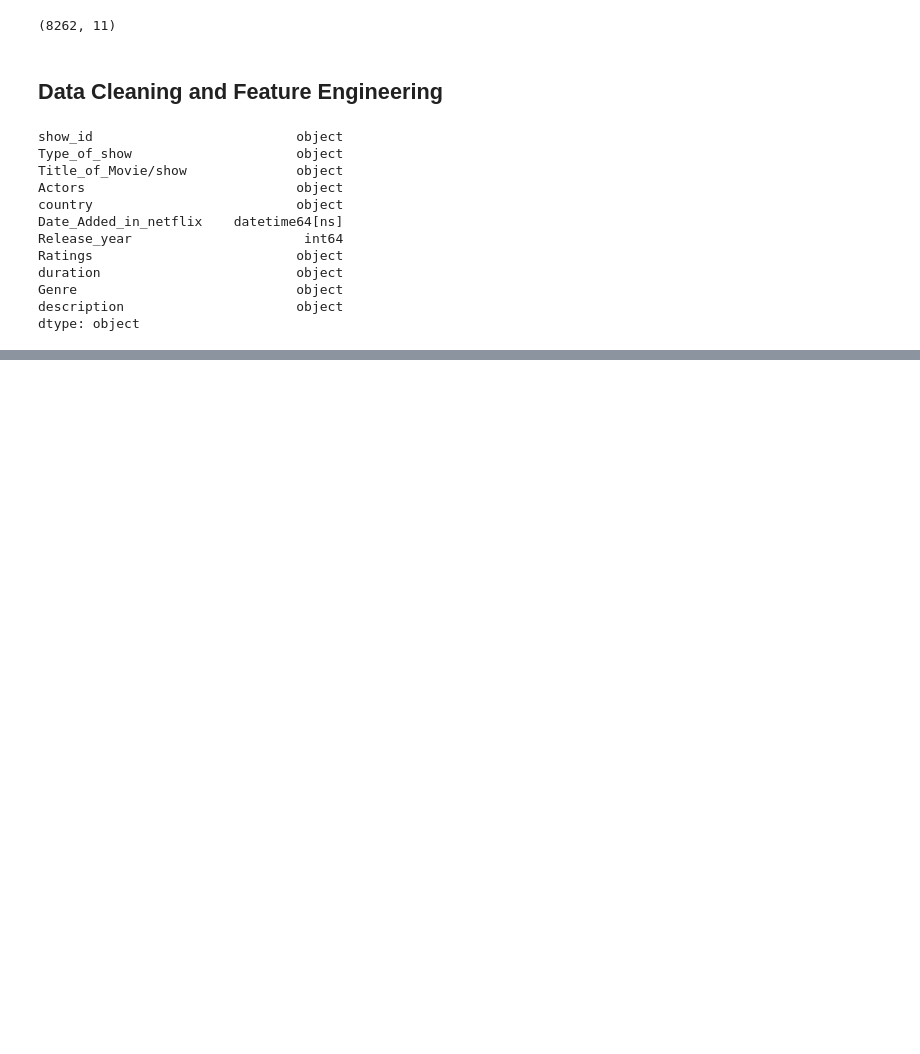
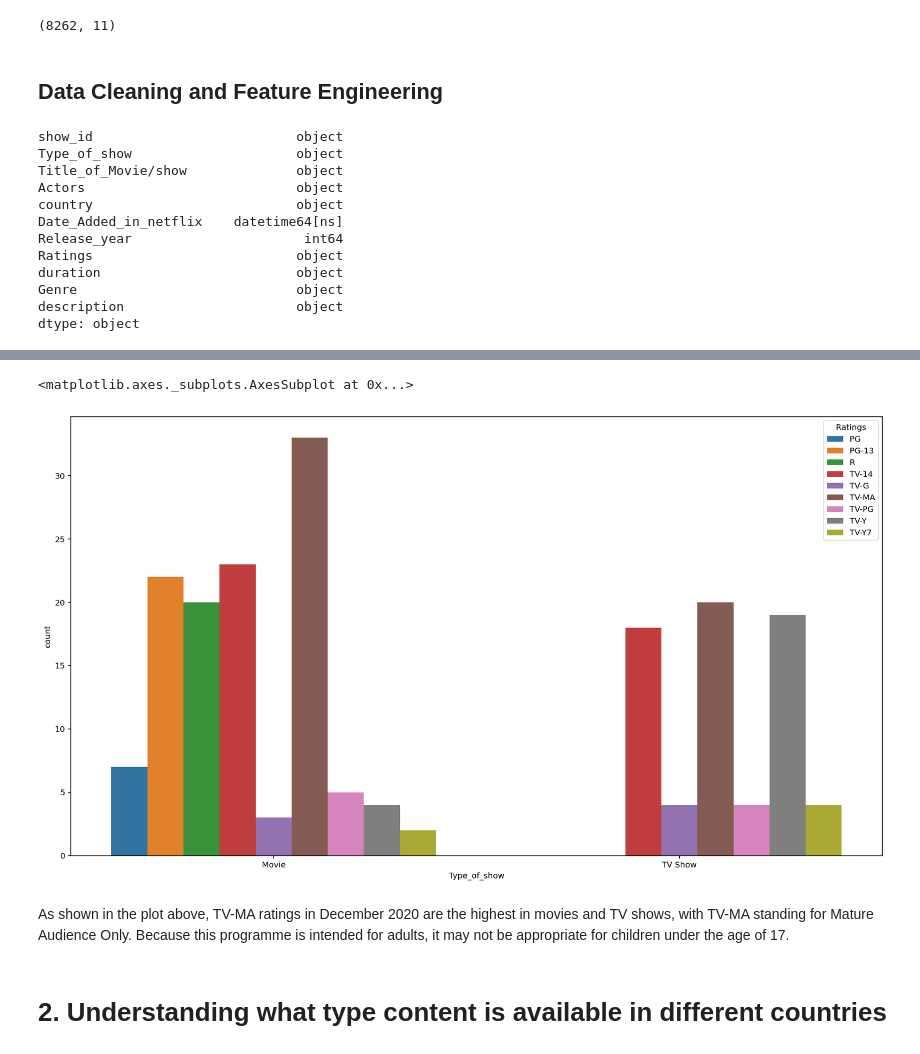
Before and after one commit to PUNEETSUBHANJI/Netflix_movies_Tv_shows_clustering, a Jupyter notebook: Netflix_Movies_Tv_shows_Clustering.ipynb, the cells around one changed output, grey strips where cells are left out. Cells and saved outputs as stored; diff of their text form; code cells hidden in the pictures; blank space fills up the shorter version.

```diff
--- a/Netflix_Movies_Tv_shows_Clustering.ipynb
+++ b/Netflix_Movies_Tv_shows_Clustering.ipynb
@@ -267,0 +361,18 @@ dtype: object
+# %%
+#creating two columns year and month in df_clean_frame variable
+data_clean_frame['year']=pd.DatetimeIndex(data_clean_frame['Date_Added_in_netflix']).year
+data_clean_frame['month']=pd.DatetimeIndex(data_clean_frame['Date_Added_in_netflix']).month
+# %%
+#creating df_new11 variable
+df_new11=pd.DataFrame(columns=data_clean_frame.columns)
+# %%
+#extracting 12th month and 2020 year from month and year feature
+indic=0
+for index,row in data_clean_frame.iterrows():
+    if (data_clean_frame.loc[index,'month']==12) & (data_clean_frame.loc[index,'year']==2020):
+      df_new11.loc[indic]=data_clean_frame.loc[index,:]
+      indic=indic+1
+# %%
+#groupby Type_of_show and Ratings
+ratings_dec_2020=df_new11.groupby(['Type_of_show','Ratings'])['country'].count().reset_index().rename(columns={'country':'count'})
+ratings_dec_2020
@@ -267,0 +396,11 @@ dtype: object
+# %%
+#visualising in December 2020, what type of shows has been launched more and explore the highest rating of movie given to that month
+plt.figure(figsize=(18,10))
+sns.barplot(x=ratings_dec_2020['Type_of_show'],y=ratings_dec_2020['count'],hue=ratings_dec_2020['Ratings'])
+# %% [output]
+<matplotlib.axes._subplots.AxesSubplot at 0x...>
+[figure, added]
+# %% [markdown]
+As shown in the plot above, TV-MA ratings in December 2020 are the highest in movies and TV shows, with TV-MA standing for Mature Audience Only. Because this programme is intended for adults, it may not be appropriate for children under the age of 17.
+# %% [markdown]
+# 2. Understanding what type content is available in different countries
```
Also changed, not shown: parts of 26 cells of this notebook.
